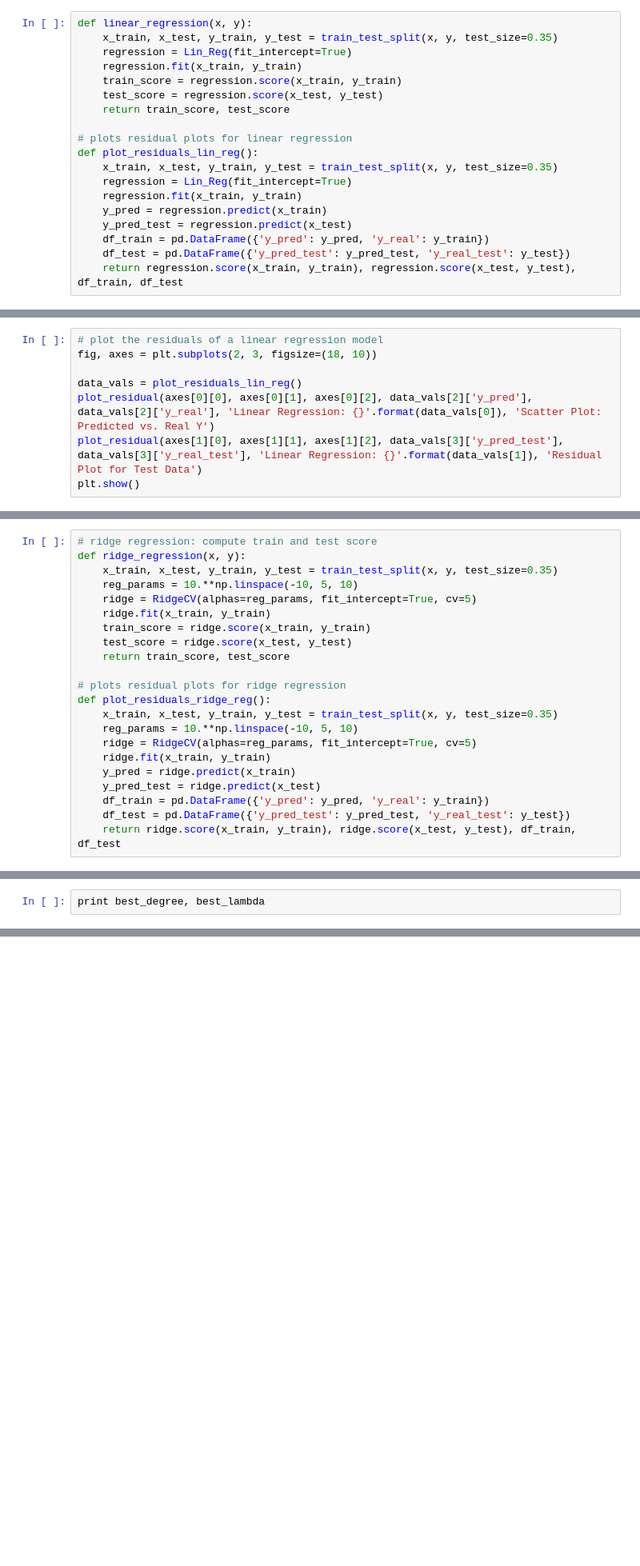
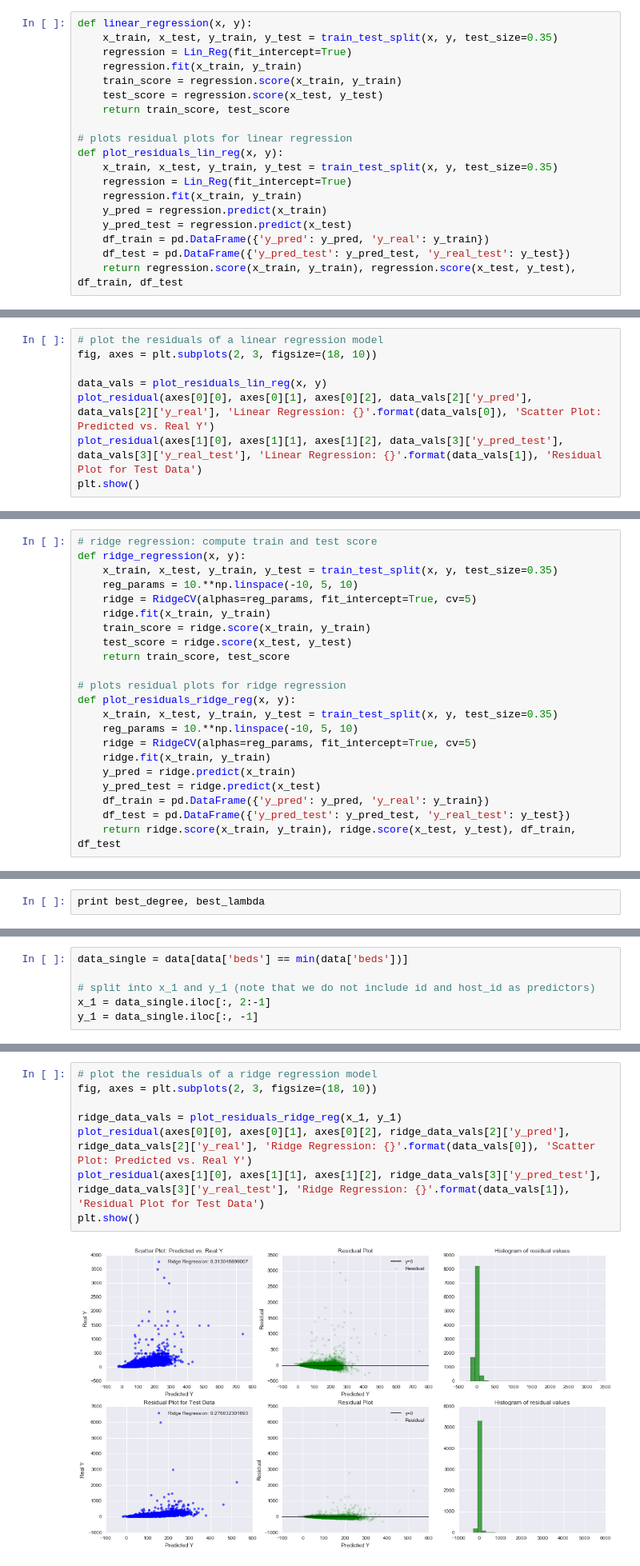
Before and after one commit to samuelklam/airbnb-pricing-prediction, a Jupyter notebook: data-modeling/data-modeling-baseline.ipynb, the cells around one changed output, grey strips where cells are left out. Shown at 80% size. Drawn from its saved outputs; the diff is of its cells as text; blank space fills up the shorter version.

```diff
--- a/data-modeling/data-modeling-baseline.ipynb
+++ b/data-modeling/data-modeling-baseline.ipynb
@@ -79,7 +79,7 @@ def linear_regression(x, y):
     return train_score, test_score
 
 # plots residual plots for linear regression
-def plot_residuals_lin_reg():
+def plot_residuals_lin_reg(x, y):
     x_train, x_test, y_train, y_test = train_test_split(x, y, test_size=0.35)
     regression = Lin_Reg(fit_intercept=True)
     regression.fit(x_train, y_train)
@@ -105,7 +105,7 @@ Mean Test Score: -4.04062921668e+18
 # plot the residuals of a linear regression model
 fig, axes = plt.subplots(2, 3, figsize=(18, 10))
 
-data_vals = plot_residuals_lin_reg()
+data_vals = plot_residuals_lin_reg(x, y)
 plot_residual(axes[0][0], axes[0][1], axes[0][2], data_vals[2]['y_pred'], data_vals[2]['y_real'], 'Linear Regression: {}'.format(data_vals[0]), 'Scatter Plot: Predicted vs. Real Y')
 plot_residual(axes[1][0], axes[1][1], axes[1][2], data_vals[3]['y_pred_test'], data_vals[3]['y_real_test'], 'Linear Regression: {}'.format(data_vals[1]), 'Residual Plot for Test Data')
 plt.show()
@@ -131,7 +131,7 @@ def ridge_regression(x, y):
     return train_score, test_score
 
 # plots residual plots for ridge regression
-def plot_residuals_ridge_reg():
+def plot_residuals_ridge_reg(x, y):
     x_train, x_test, y_train, y_test = train_test_split(x, y, test_size=0.35)
     reg_params = 10.**np.linspace(-10, 5, 10)
     ridge = RidgeCV(alphas=reg_params, fit_intercept=True, cv=5)
@@ -327,0 +326,6 @@ We see a significantly higher train score for Random Forest Regressor but a simi
+# %%
+data_single = data[data['beds'] == min(data['beds'])]
+
+# split into x_1 and y_1 (note that we do not include id and host_id as predictors)
+x_1 = data_single.iloc[:, 2:-1]
+y_1 = data_single.iloc[:, -1]
@@ -327,0 +359,10 @@ We see a significantly higher train score for Random Forest Regressor but a simi
+# %%
+# plot the residuals of a ridge regression model
+fig, axes = plt.subplots(2, 3, figsize=(18, 10))
+
+ridge_data_vals = plot_residuals_ridge_reg(x_1, y_1)
+plot_residual(axes[0][0], axes[0][1], axes[0][2], ridge_data_vals[2]['y_pred'], ridge_data_vals[2]['y_real'], 'Ridge Regression: {}'.format(data_vals[0]), 'Scatter Plot: Predicted vs. Real Y')
+plot_residual(axes[1][0], axes[1][1], axes[1][2], ridge_data_vals[3]['y_pred_test'], ridge_data_vals[3]['y_real_test'], 'Ridge Regression: {}'.format(data_vals[1]), 'Residual Plot for Test Data')
+plt.show()
+# %% [output]
+[figure, added]
```
Also changed, not shown: parts of 13 cells of this notebook, 1 other file.
